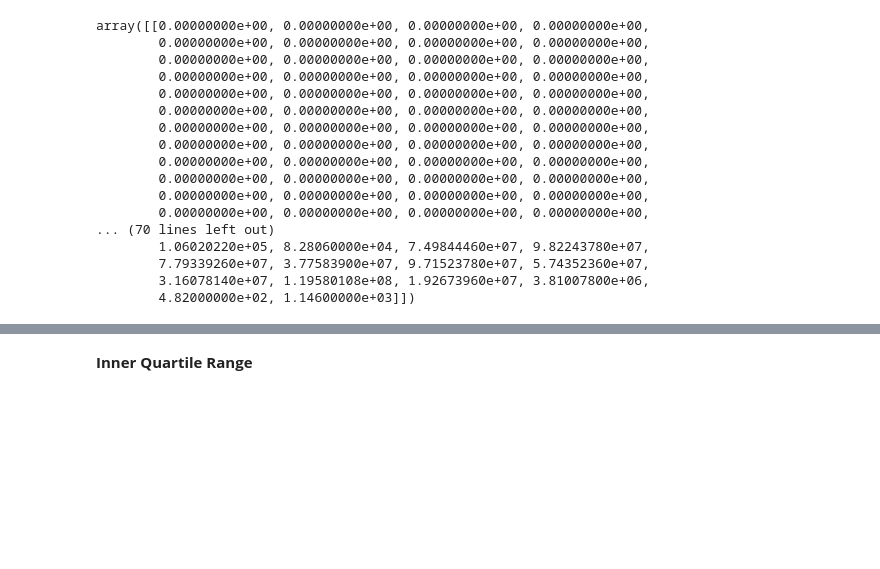
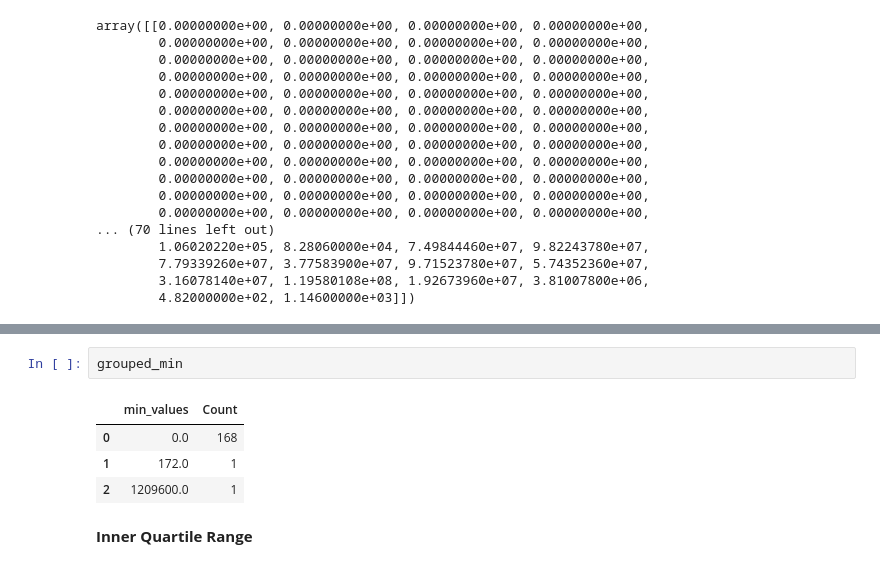
Before and after one commit to Lughaidh-w/DataPrep_ca1, a Jupyter notebook: CA1.ipynb, the cells around one changed output, grey strips where cells are left out. Drawn from its saved outputs; the diff is of its cells as text; blank space fills up the shorter version.

```diff
--- a/CA1.ipynb
+++ b/CA1.ipynb
@@ -187,3 +200,10 @@ array([[0.00000000e+00, 0.00000000e+00, 0.00000000e+00, 0.00000000e+00,
+# %%
+grouped_min
+# %% [output]
+|  | min_values | Count |
+| 0 | 0.0 | 168 |
+| 1 | 172.0 | 1 |
+| 2 | 1209600.0 | 1 |
 # %% [markdown]
 <b>Inner Quartile Range
 # %% [markdown]
```
Also changed, not shown: parts of 4 cells of this notebook.
